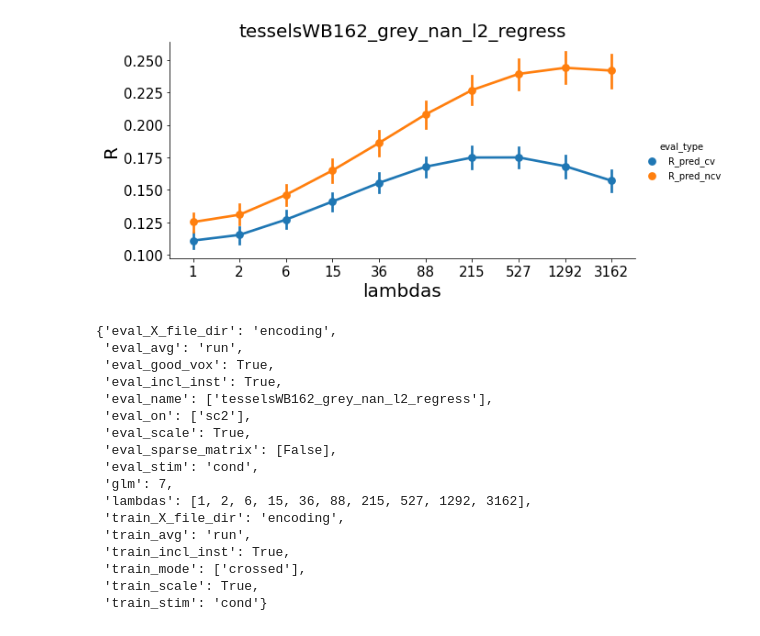
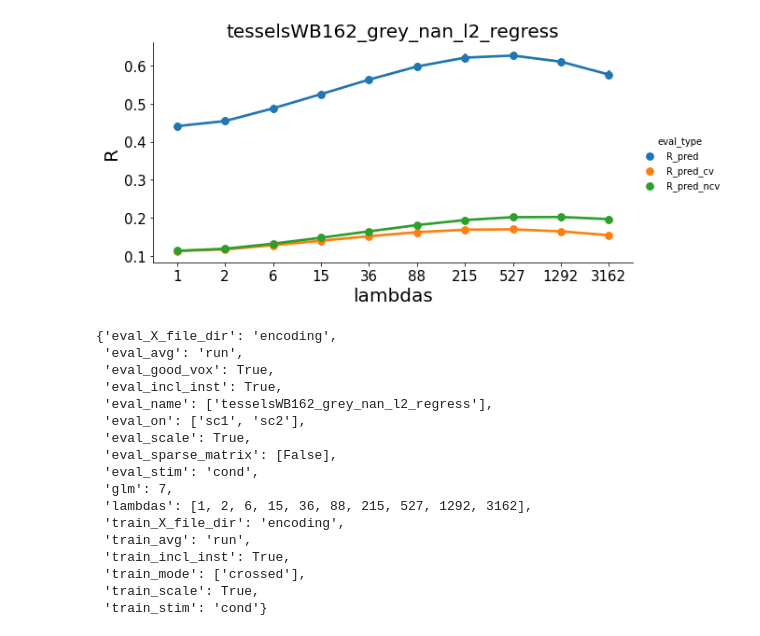
Before and after one commit to maedbhk/cerebellum_connectivity, a Jupyter notebook: notebooks/1.0-mk-visualize_maps.ipynb, the cells around one changed output. Cells and saved outputs as stored; diff of their text form; code cells hidden in the pictures.

Commit message:
new visualize maps

```diff
--- a/notebooks/1.0-mk-visualize_maps.ipynb
+++ b/notebooks/1.0-mk-visualize_maps.ipynb
@@ -35,23 +35,23 @@ map_pred.save_data_to_nifti()
 map_pred.visualize_group()
 # %%
 # define class for plotting
-pred = PlotPred(eval_on=['sc2'], eval_name=['tesselsWB162_grey_nan_l2_regress'], eval_avg='run', train_avg='run', eval_sparse_matrix=[False], train_mode=['crossed'])
+pred = PlotPred(eval_on=['sc1', 'sc2'], eval_name=['tesselsWB162_grey_nan_l2_regress'], eval_avg='run', train_avg='run', eval_sparse_matrix=[False], train_mode=['crossed'])
 
 # load dataframe
 dataframe = pred.load_dataframe()
 
 # plot graph
-pred.plot_lineplot(dataframe, x='lambdas', y='eval', hue='eval_type', filter_eval=['R_pred_cv', 'R_pred_ncv'], plot_params=True, forloop=None)
+pred.plot_lineplot(dataframe, x='lambdas', y='eval', hue='eval_type', filter_eval=['R_pred_cv', 'R_pred_ncv', 'R_pred'], plot_params=True, forloop=None)
 
 # pred.plot_barplot(dataframe, x='eval_X_roi', y='eval', hue='eval_type', filter_eval=['R_pred_cv', 'R_pred_ncv', 'R_y', 'R_pred'], plot_params=True, forloop=False)
 # %% [output]
-[figure, old version]
+[figure, new version]
 {'eval_X_file_dir': 'encoding',
  'eval_avg': 'run',
  'eval_good_vox': True,
  'eval_incl_inst': True,
  'eval_name': ['tesselsWB162_grey_nan_l2_regress'],
- 'eval_on': ['sc2'],
+ 'eval_on': ['sc1', 'sc2'],
  'eval_scale': True,
  'eval_sparse_matrix': [False],
  'eval_stim': 'cond',
```
